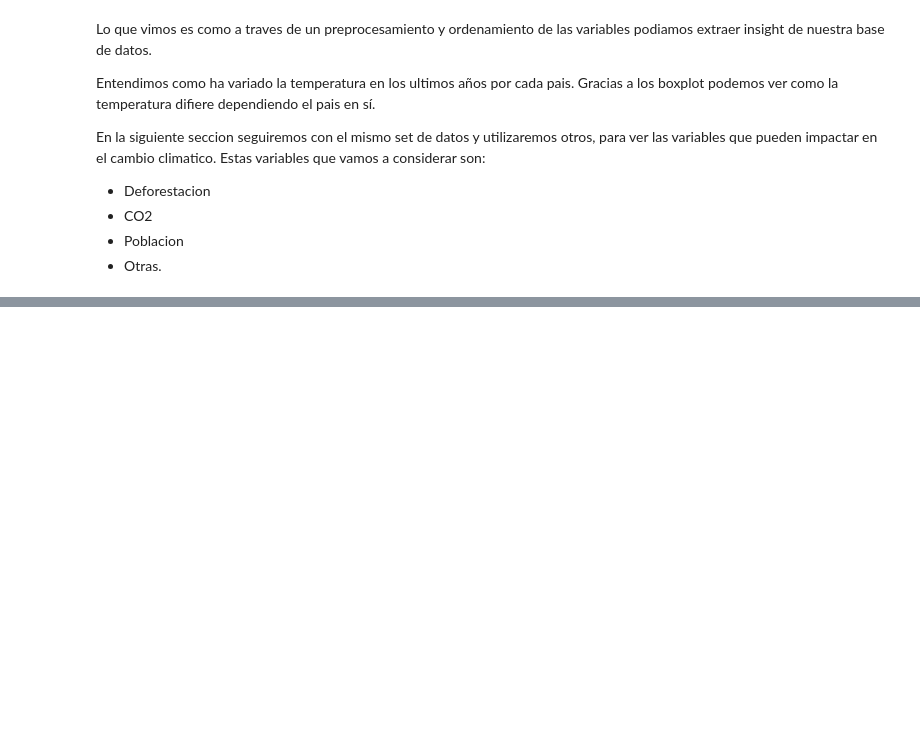
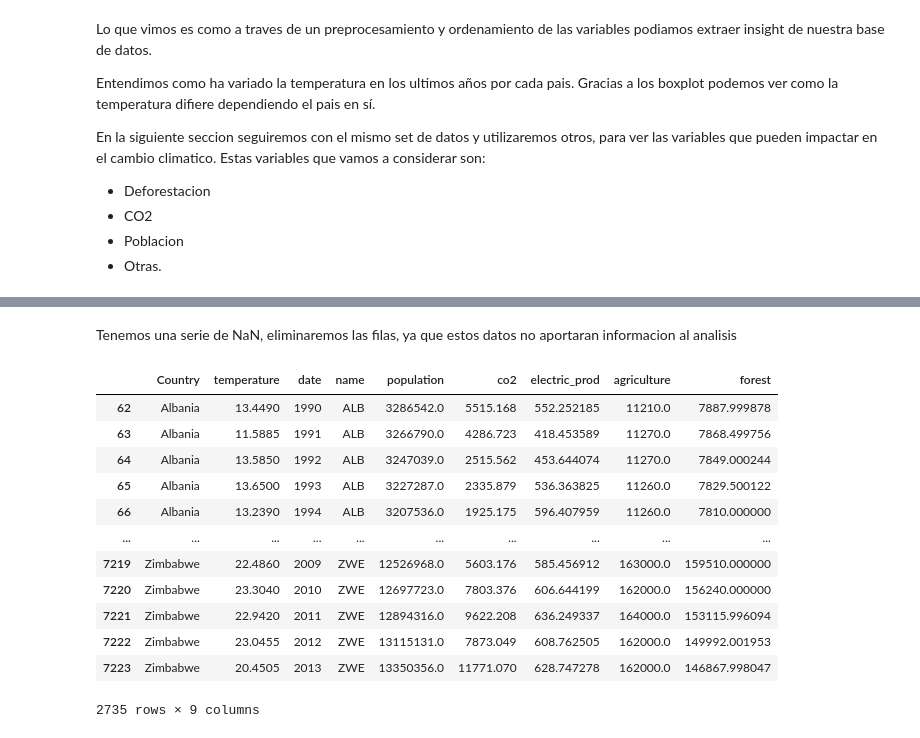
Before and after one commit to francomanca93/analisis-de-datos, a Jupyter notebook: Proyecto_Cambio_climático.ipynb, the cells around one changed output, grey strips where cells are left out. Drawn from its saved outputs; the diff is of its cells as text; code cells hidden in the pictures; blank space fills up the shorter version.

Commit message:
Preprocesamiento de datos: terminando de preparar y limpiar datasets

```diff
--- a/Proyecto_Cambio_climático.ipynb
+++ b/Proyecto_Cambio_climático.ipynb
@@ -330,0 +600,18 @@ En la siguiente seccion seguiremos con el mismo set de datos y utilizaremos otro
+# %% [markdown]
+Tenemos una serie de NaN, eliminaremos las filas, ya que estos datos no aportaran informacion al analisis
+# %%
+df_merge.dropna()
+# %% [output]
+|  | Country | temperature | date | name | population | co2 | electric_prod | agriculture | forest |
+| 62 | Albania | 13.4490 | 1990 | ALB | 3286542.0 | 5515.168 | 552.252185 | 11210.0 | 7887.999878 |
+| 63 | Albania | 11.5885 | 1991 | ALB | 3266790.0 | 4286.723 | 418.453589 | 11270.0 | 7868.499756 |
+| 64 | Albania | 13.5850 | 1992 | ALB | 3247039.0 | 2515.562 | 453.644074 | 11270.0 | 7849.000244 |
+| 65 | Albania | 13.6500 | 1993 | ALB | 3227287.0 | 2335.879 | 536.363825 | 11260.0 | 7829.500122 |
+| 66 | Albania | 13.2390 | 1994 | ALB | 3207536.0 | 1925.175 | 596.407959 | 11260.0 | 7810.000000 |
+| ... | ... | ... | ... | ... | ... | ... | ... | ... | ... |
+| 7219 | Zimbabwe | 22.4860 | 2009 | ZWE | 12526968.0 | 5603.176 | 585.456912 | 163000.0 | 159510.000000 |
+| 7220 | Zimbabwe | 23.3040 | 2010 | ZWE | 12697723.0 | 7803.376 | 606.644199 | 162000.0 | 156240.000000 |
+| 7221 | Zimbabwe | 22.9420 | 2011 | ZWE | 12894316.0 | 9622.208 | 636.249337 | 164000.0 | 153115.996094 |
+| 7222 | Zimbabwe | 23.0455 | 2012 | ZWE | 13115131.0 | 7873.049 | 608.762505 | 162000.0 | 149992.001953 |
+| 7223 | Zimbabwe | 20.4505 | 2013 | ZWE | 13350356.0 | 11771.070 | 628.747278 | 162000.0 | 146867.998047 |
+2735 rows × 9 columns
```
Also changed, not shown: parts of 36 cells of this notebook.
